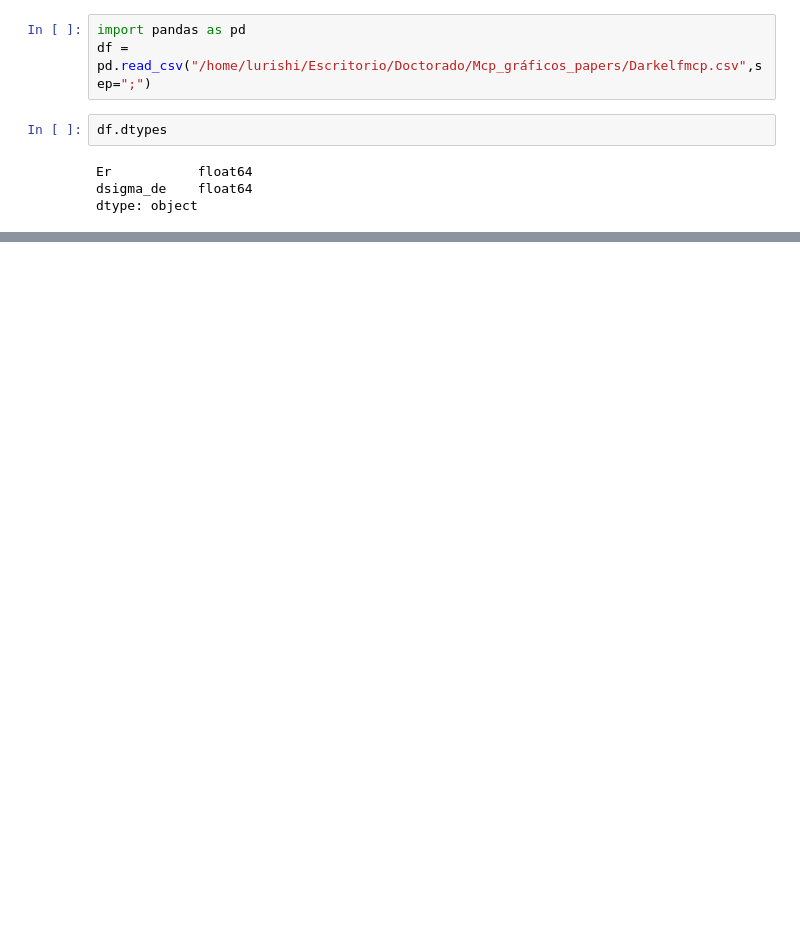
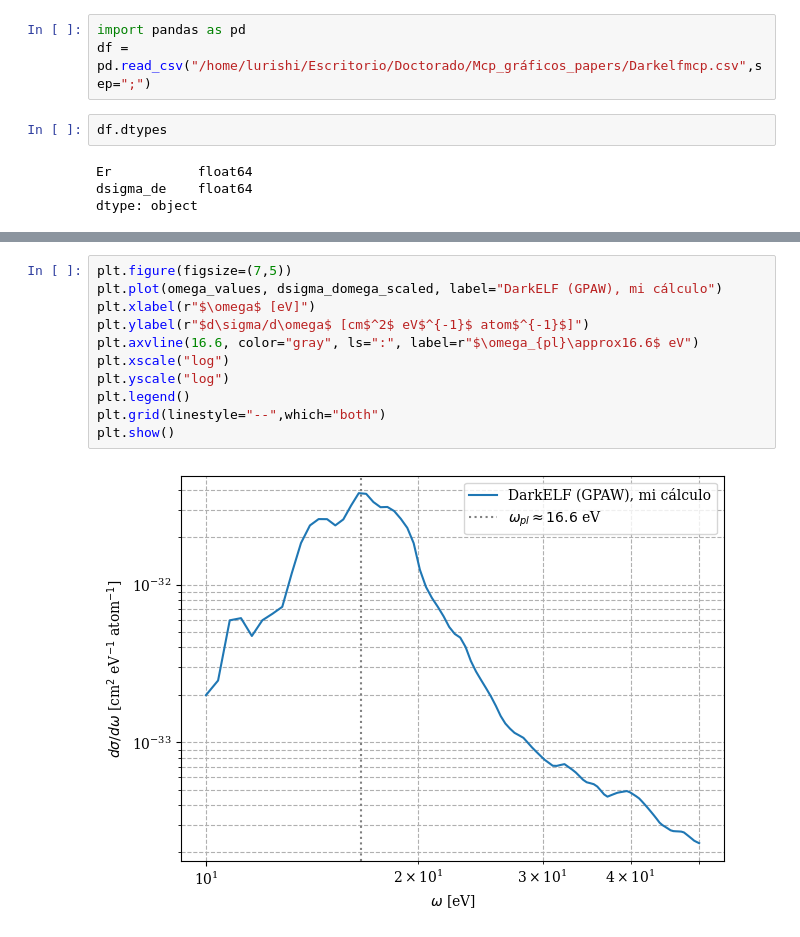
Before and after one commit to Lurishi/Doctorado-mCP, a Jupyter notebook: Mcp_gráficos_papers/Pruebas_sec_eficaz_mCP.ipynb, the cells around one changed output, grey strips where cells are left out. Cells and saved outputs as stored; diff of their text form; blank space fills up the shorter version.

```diff
--- a/Mcp_gráficos_papers/Pruebas_sec_eficaz_mCP.ipynb
+++ b/Mcp_gráficos_papers/Pruebas_sec_eficaz_mCP.ipynb
@@ -161,0 +239,13 @@ qt.qpa.wayland: There are no outputs - creating placeholder screen
+# %%
+plt.figure(figsize=(7,5))
+plt.plot(omega_values, dsigma_domega_scaled, label="DarkELF (GPAW), mi cálculo")
+plt.xlabel(r"$\omega$ [eV]")
+plt.ylabel(r"$d\sigma/d\omega$ [cm$^2$ eV$^{-1}$ atom$^{-1}$]")
+plt.axvline(16.6, color="gray", ls=":", label=r"$\omega_{pl}\approx16.6$ eV")
+plt.xscale("log")
+plt.yscale("log")
+plt.legend()
+plt.grid(linestyle="--",which="both")
+plt.show()
+# %% [output]
+[figure, added]
```
Also changed, not shown: parts of 7 cells of this notebook, 6 other files.
